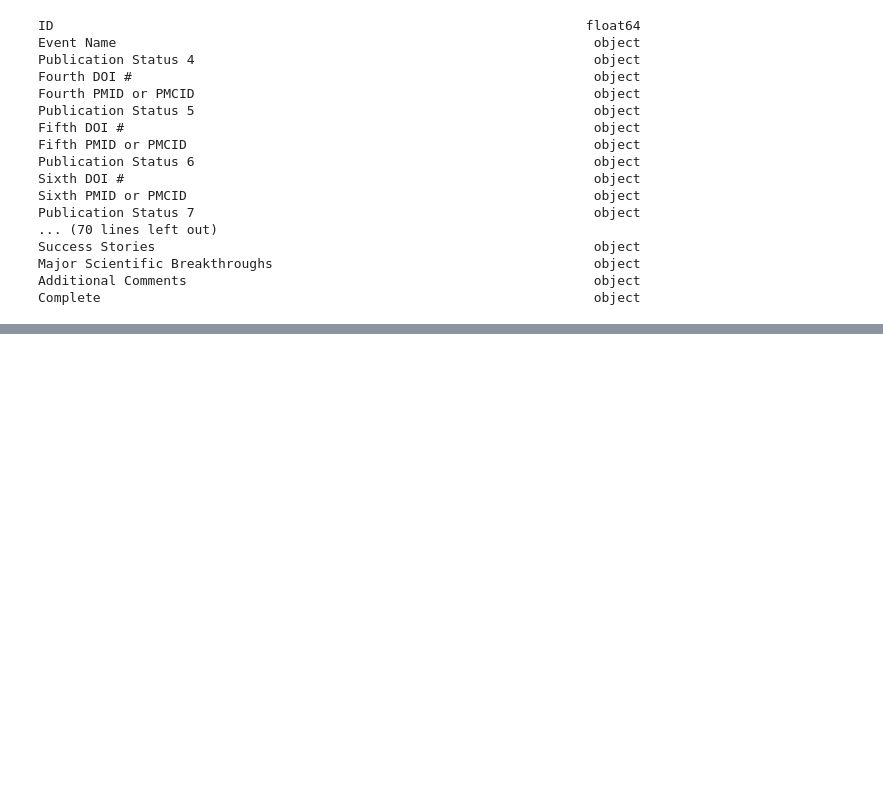
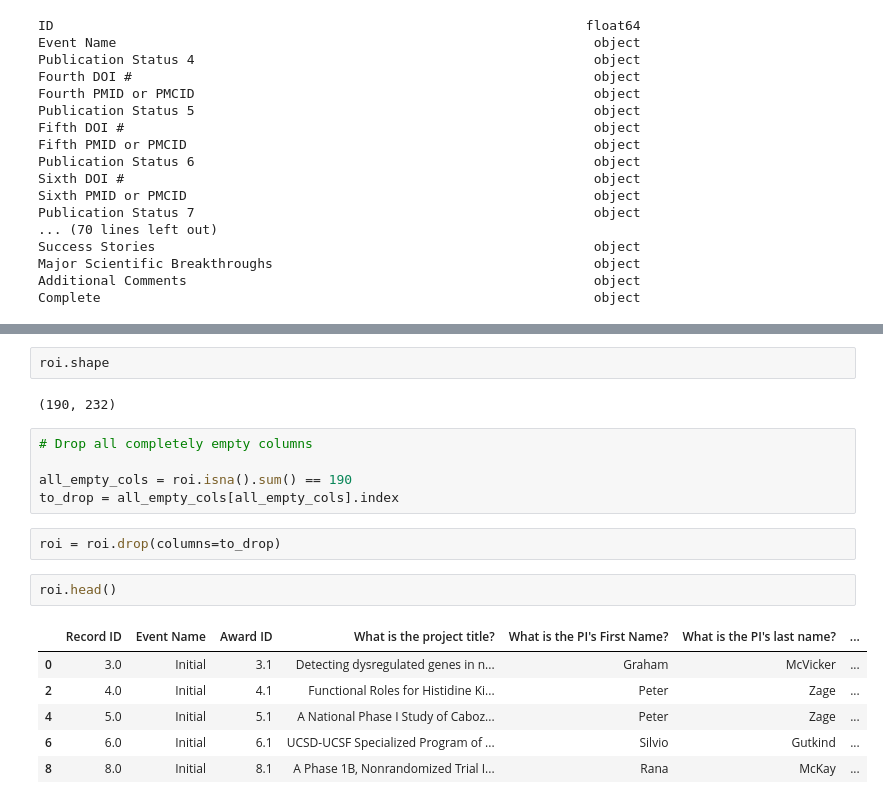
Before and after one commit to lucienqchen/curebound, a Jupyter notebook: curebound/notebooks/phu-diane-data-cleaning.ipynb, the cells around one changed output, grey strips where cells are left out. Saved outputs shown, nothing was run; the diff lists cells and outputs as text; blank space fills up the shorter version.

```diff
--- a/curebound/notebooks/phu-diane-data-cleaning.ipynb
+++ b/curebound/notebooks/phu-diane-data-cleaning.ipynb
@@ -241,0 +318,20 @@ Complete                                                               object
+# %%
+roi.shape
+# %% [output]
+(190, 232)
+# %%
+# Drop all completely empty columns
+
+all_empty_cols = roi.isna().sum() == 190
+to_drop = all_empty_cols[all_empty_cols].index
+# %%
+roi = roi.drop(columns=to_drop)
+# %%
+roi.head()
+# %% [output]
+|  | Record ID | Event Name | Award ID | What is the project title? | What is the PI's First Name? | What is the PI's last name? | ... |
+| 0 | 3.0 | Initial | 3.1 | Detecting dysregulated genes in n... | Graham | McVicker | ... |
+| 2 | 4.0 | Initial | 4.1 | Functional Roles for Histidine Ki... | Peter | Zage | ... |
+| 4 | 5.0 | Initial | 5.1 | A National Phase I Study of Caboz... | Peter | Zage | ... |
+| 6 | 6.0 | Initial | 6.1 | UCSD-UCSF Specialized Program of ... | Silvio | Gutkind | ... |
+| 8 | 8.0 | Initial | 8.1 | A Phase 1B, Nonrandomized Trial I... | Rana | McKay | ... |
```
Also changed, not shown: parts of 26 cells of this notebook.
